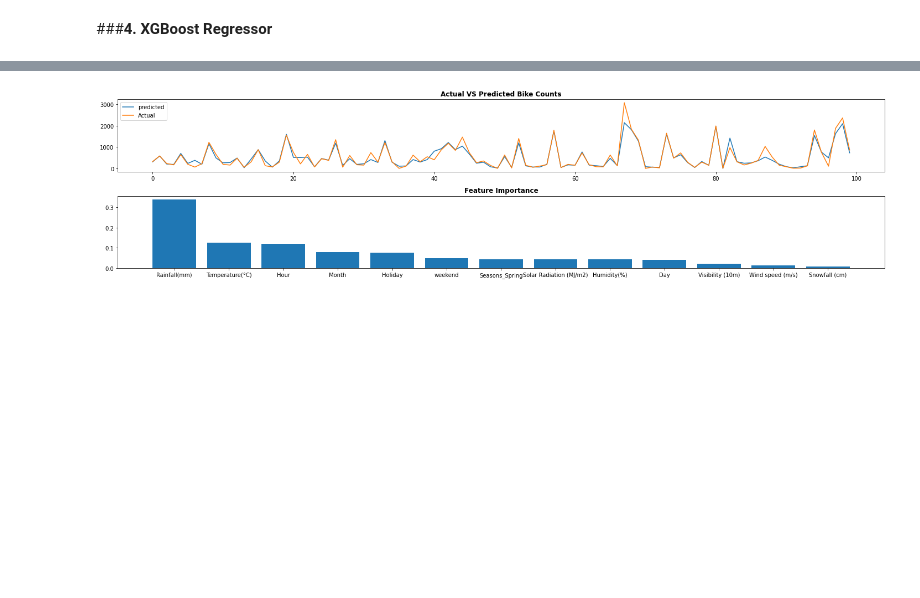
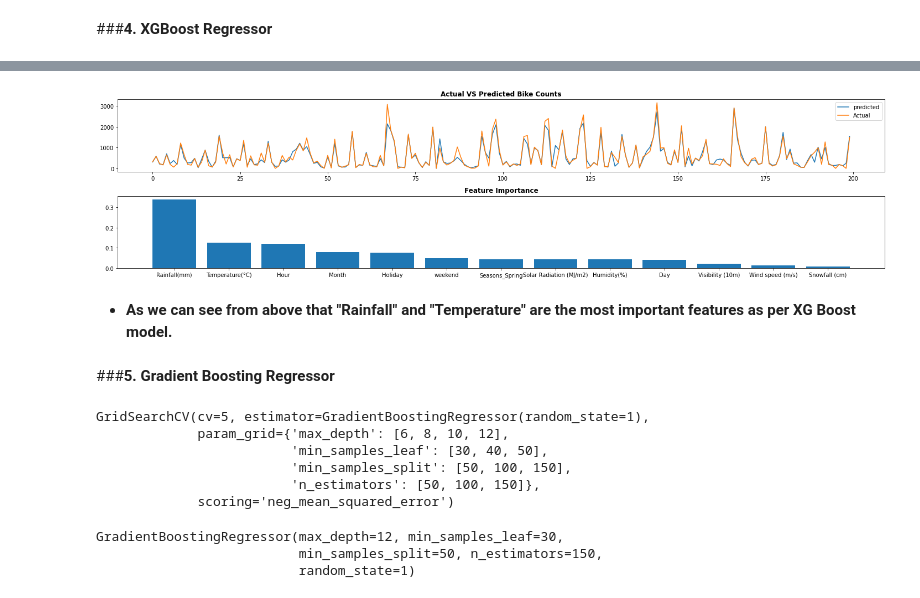
Before and after one commit to Kousikdutta1/Seoul-Bike-Sharing-Demand-Prediction, a Jupyter notebook: Kousik_Dutta_Seoul_Bike_Sharing_Demand_Prediction_Capstone_Project.ipynb, the cells around one changed output, grey strips where cells are left out. Saved outputs shown, nothing was run; the diff lists cells and outputs as text; code cells hidden in the pictures; blank space fills up the shorter version.

```diff
--- a/Kousik_Dutta_Seoul_Bike_Sharing_Demand_Prediction_Capstone_Project.ipynb
+++ b/Kousik_Dutta_Seoul_Bike_Sharing_Demand_Prediction_Capstone_Project.ipynb
@@ -1356,22 +1351,58 @@ Test_dataset = Test_dataset.append(dict2,ignore_index=True)
 # %%
 # Let's plot Actual VS Predicted Bike counts and Feature Importance for XG Boost model
 
 importance = grid_search3.best_estimator_.feature_importances_
 index = np.argsort(importance)
 index = index[::-1]
 plt.figure(figsize=(20,5))
 
 
 plt.subplot(2,1,1)
-plt.plot(((y_pred_testxgb)**2)[:100])
-plt.plot((np.array(y_test)**2)[:100])
+plt.plot(((y_pred_testxgb)**2)[:200])
+plt.plot((np.array(y_test)**2)[:200])
 plt.legend(["predicted", "Actual"])
 plt.title('Actual VS Predicted Bike Counts', weight = 'bold')
 plt.subplot(2,1,2)
 plt.bar(range(len(index)), importance[index])
 plt.xticks(range(len(index)),[independent_variables[i] for i in index])
 plt.title('Feature Importance', weight =  'bold')
 plt.tight_layout()
 plt.show()
 # %% [output]
-[figure, old version]
+[figure, new version]
+# %% [markdown]
+* **As we can see from above that "Rainfall" and "Temperature" are the most important features as per XG Boost model.**
+# %% [markdown]
+###**5. Gradient Boosting Regressor**
+# %%
+# Let's make a Gradient Boosting model
+
+gb = GradientBoostingRegressor(random_state = 1)
+
+# Let's provide a range of value as Hyperparameters
+
+param_grid4 = {'n_estimators' : [50,100,150],
+               'max_depth' : [6,8,10,12],
+               'min_samples_split': [50,100,150],
+               'min_samples_leaf' : [30,40,50]
+               }
+
+# Let's now apply GridSearchCV to find best parameters
+
+grid_search4 = GridSearchCV(gb, param_grid = param_grid4, scoring = 'neg_mean_squared_error', cv = 5)
+grid_search4.fit(X_train, y_train)
+# %% [output]
+GridSearchCV(cv=5, estimator=GradientBoostingRegressor(random_state=1),
+             param_grid={'max_depth': [6, 8, 10, 12],
+                         'min_samples_leaf': [30, 40, 50],
+                         'min_samples_split': [50, 100, 150],
+                         'n_estimators': [50, 100, 150]},
+             scoring='neg_mean_squared_error')
+# %%
+# Let's check for the best parameters
+
+grid_search4.best_estimator_
+# %% [output]
+GradientBoostingRegressor(max_depth=12, min_samples_leaf=30,
+                          min_samples_split=50, n_estimators=150,
+                          random_state=1)
```
Also changed, not shown: parts of 38 cells of this notebook.
